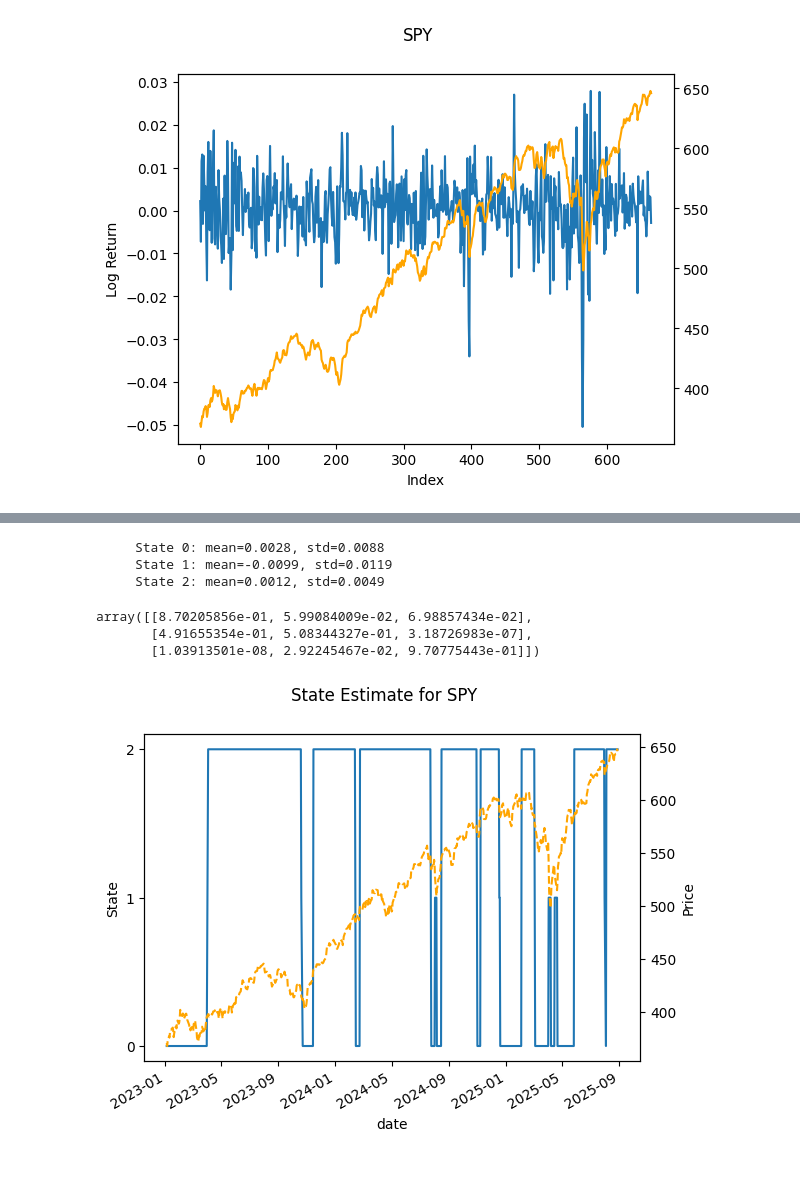
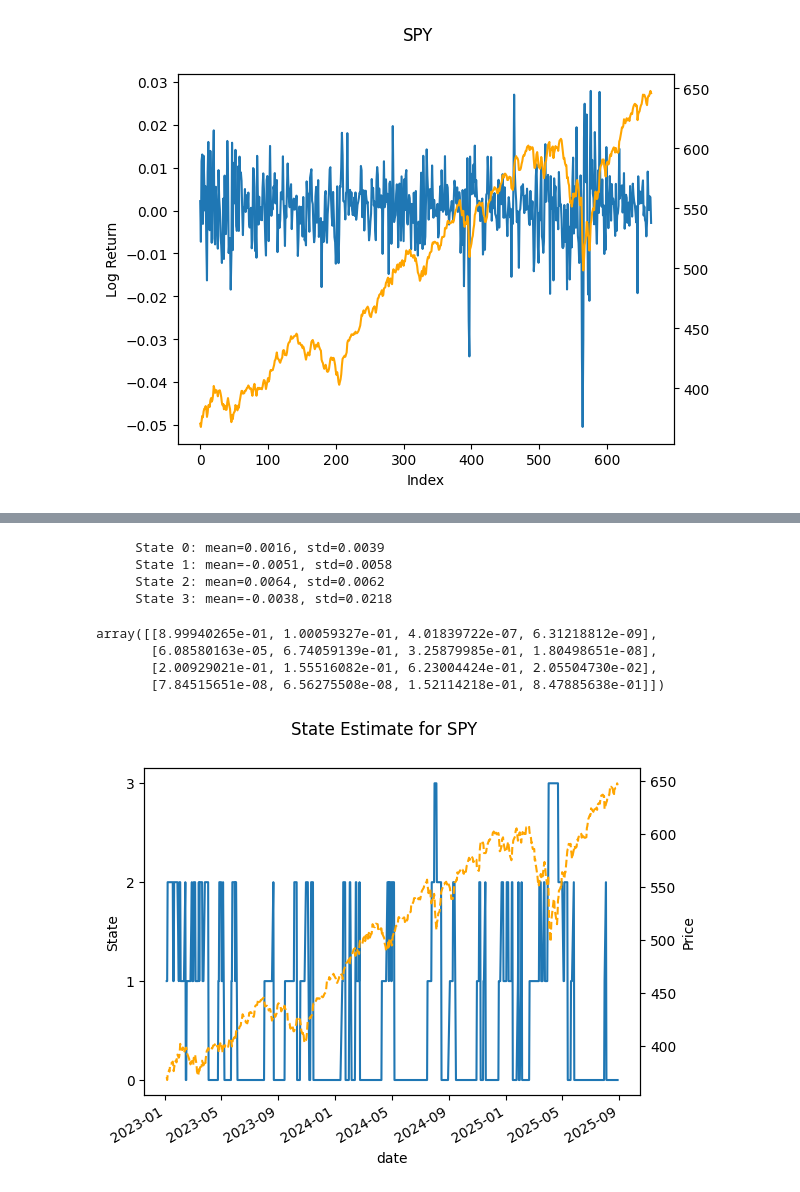
Before and after one commit to hidden-regime/hidden-regime, a Jupyter notebook: notebooks/ExampleHMM.ipynb, the cells around one changed output, grey strips where cells are left out. Cells and saved outputs as stored; diff of their text form; code cells hidden in the pictures.

```diff
--- a/notebooks/ExampleHMM.ipynb
+++ b/notebooks/ExampleHMM.ipynb
@@ -10,8 +10,12 @@ import hidden_regime as hr
 from hidden_regime import HiddenMarkovModel, HMMConfig
 # %%
 TICKER = 'SPY'
+NUM_STATES = 4
+START_DATE = '2023-01-01'
+END_DATE = '2025-09-02'
+RANDOM_SEED = 4242
 # %%
-data = hr.load_stock_data(TICKER, '2023-01-01', '2025-09-02')
+data = hr.load_stock_data(TICKER, START_DATE, END_DATE)
 # %%
 fig = plt.figure()
 ax = data.log_return.plot()
@@ -24,11 +28,11 @@ _ = fig.suptitle(TICKER)
 [figure]
 # %%
 config = HMMConfig(
-    n_states=3, # Simple 3 state approach
+    n_states=NUM_STATES,
     max_iterations=100,
     tolerance=1e-6,
     initialization_method='kmeans',
-    random_seed=42
+    random_seed=RANDOM_SEED
 )
 # %%
 hmm = HiddenMarkovModel(config=config)
@@ -57,17 +61,19 @@ array([9.99985480e-01, 1.34239675e-05, 1.09637807e-06])
 # %%
-for i in range(3):
+for i in range(NUM_STATES):
     mean, std = hmm.emission_params_[i]
     print(f"     State {i}: mean={mean:.4f}, std={std:.4f}")
 # %% [output]
-     State 0: mean=0.0028, std=0.0088
-     State 1: mean=-0.0099, std=0.0119
-     State 2: mean=0.0012, std=0.0049
+     State 0: mean=0.0016, std=0.0039
+     State 1: mean=-0.0051, std=0.0058
+     State 2: mean=0.0064, std=0.0062
+     State 3: mean=-0.0038, std=0.0218
 # %%
 hmm.transition_matrix_
 # %% [output]
-array([[8.70205856e-01, 5.99084009e-02, 6.98857434e-02],
-       [4.91655354e-01, 5.08344327e-01, 3.18726983e-07],
-       [1.03913501e-08, 2.92245467e-02, 9.70775443e-01]])
+array([[8.99940265e-01, 1.00059327e-01, 4.01839722e-07, 6.31218812e-09],
+       [6.08580163e-05, 6.74059139e-01, 3.25879985e-01, 1.80498651e-08],
+       [2.00929021e-01, 1.55516082e-01, 6.23004424e-01, 2.05504730e-02],
+       [7.84515651e-08, 6.56275508e-08, 1.52114218e-01, 8.47885638e-01]])
 # %%
 predicted_states = hmm.predict(data.log_return)
 state_probabilities = hmm.predict_proba(data.log_return)
@@ -85,14 +91,14 @@ state_probability = pd.DataFrame(
 # %%
 fig = plt.figure()
 ax = predicted_state.plot.line()
-plt.yticks(list(range(3)))
+plt.yticks(list(range(NUM_STATES)))
 ax.set_ylabel('State')
 ax2 = ax.twinx()
 _ = price.plot(ax=ax2, color='orange', style='--')
 ax2.set_ylabel('Price')
 _ = fig.suptitle(f'State Estimate for {TICKER}')
 # %% [output]
-[figure, old version]
+[figure, new version]
 # %%
 fig = plt.figure()
 ax = state_probability.plot.line()
```
Also changed, not shown: parts of 3 cells of this notebook, 7 other files.
